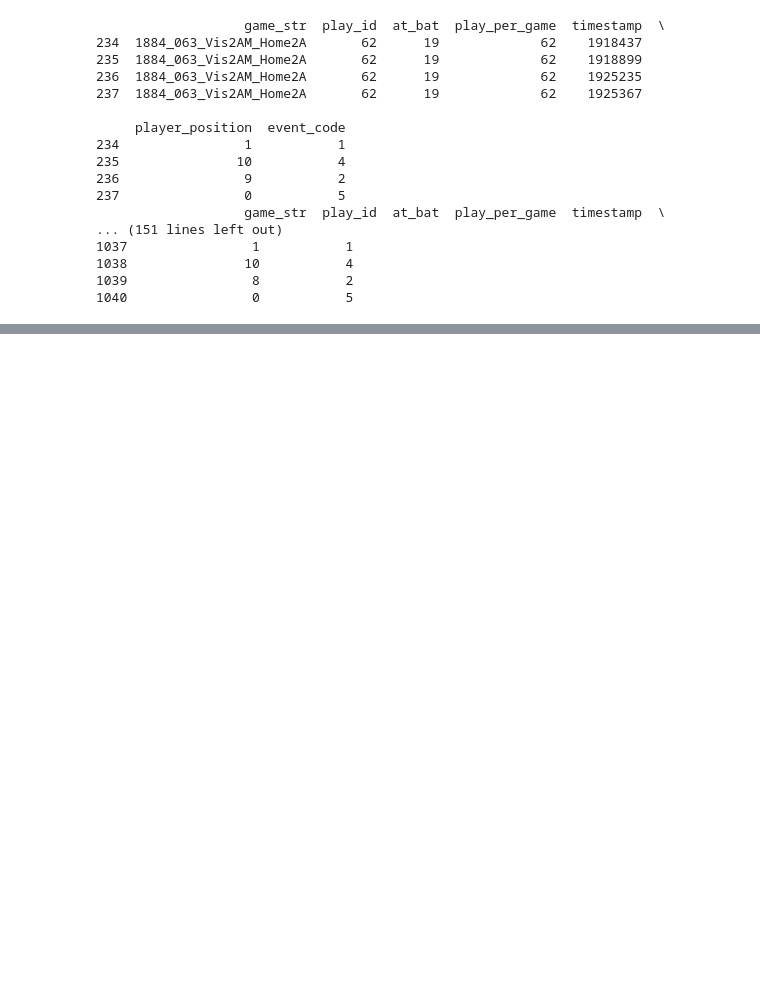
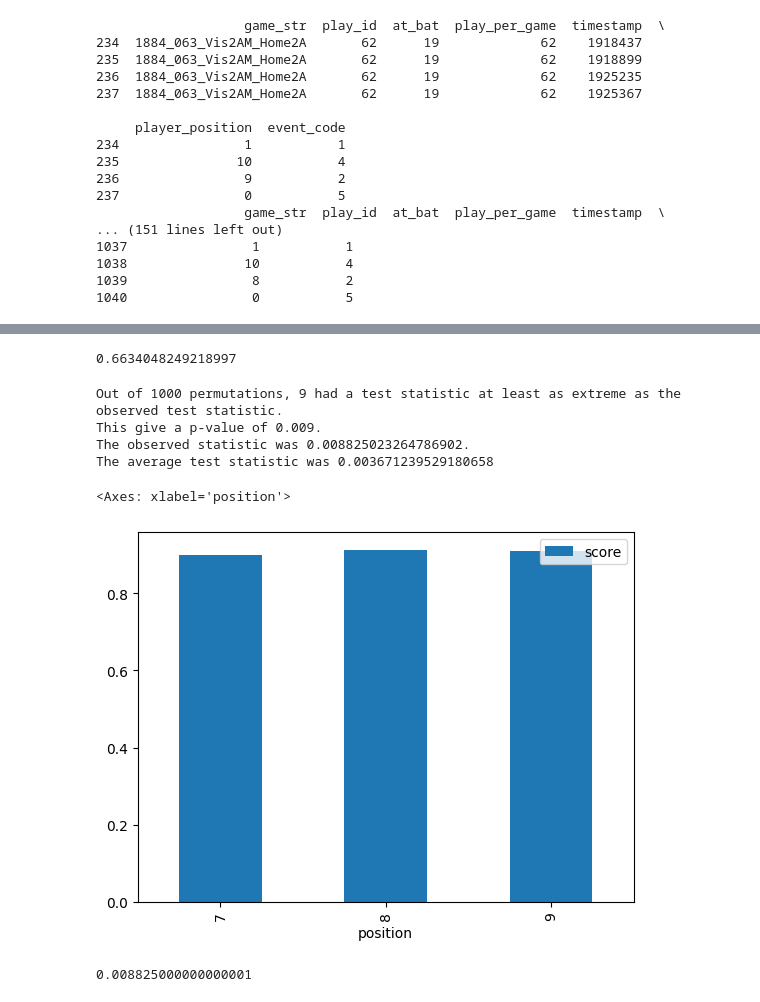
Before and after one commit to MattTokunaga/SMTDataChallenge2024, a Jupyter notebook: playground.ipynb, the cells around one changed output, grey strips where cells are left out. Cells and saved outputs as stored; diff of their text form; code cells hidden in the pictures; blank space fills up the shorter version.

```diff
--- a/playground.ipynb
+++ b/playground.ipynb
@@ -332,0 +330,22 @@ routes_df
+# %%
+t = home_only_routes.copy(deep = True)
+t["shuffled"] = t["player_id"].sample(frac = 1).values
+PermHelpers.calc_TVD(t.groupby("shuffled").agg({"level": "max", "score": "mean"}), t["score"].mean())
+# %% [output]
+0.6634048249218997
+# %%
+t = PermHelpers.permutation_tester(home_only_routes, "position", 1000)
+# %% [output]
+Out of 1000 permutations, 9 had a test statistic at least as extreme as the observed test statistic.
+This give a p-value of 0.009.
+The observed statistic was 0.008825023264786902.
+The average test statistic was 0.003671239529180658
+# %%
+home_only_routes[["position", "score"]].groupby("position").mean().reset_index().plot(kind = "bar", x = "position", y = "score")
+# %% [output]
+<Axes: xlabel='position'>
+[figure, added]
+# %%
+(.009187 + .005107 + .003356)*.5
+# %% [output]
+0.008825000000000001
```
Also changed, not shown: parts of 8 cells of this notebook, 1 other file.
